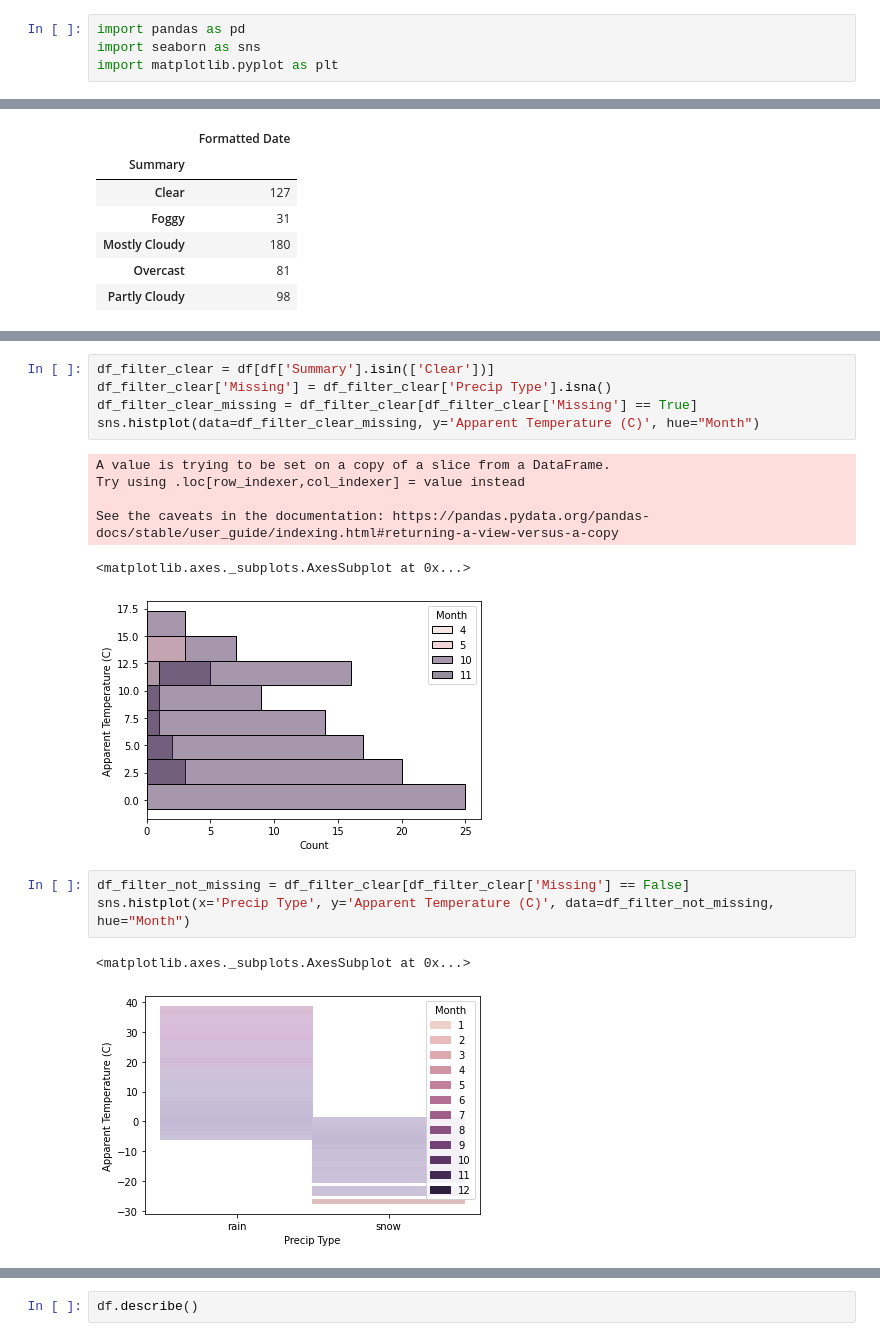
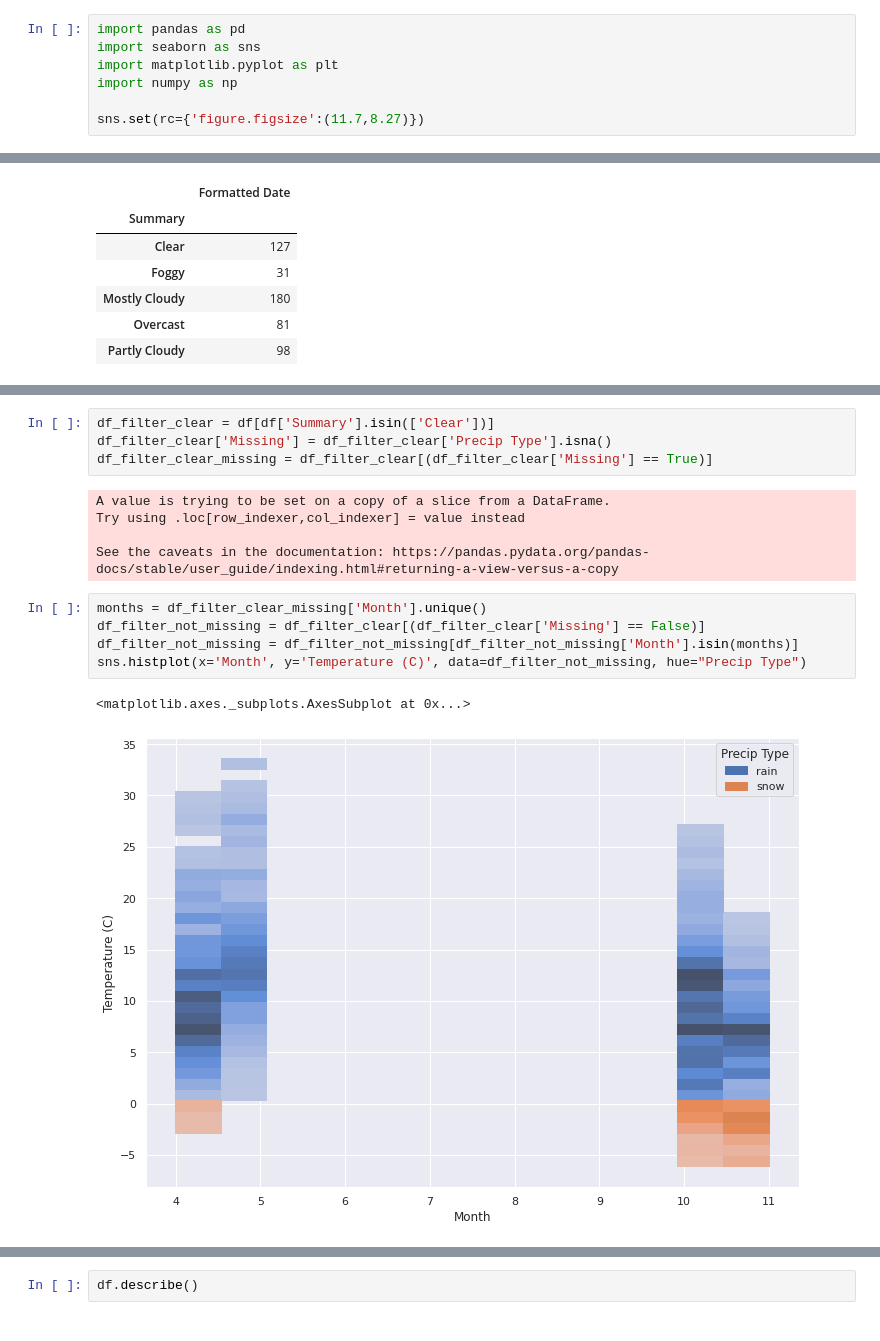
Before and after one commit to nandinib1999/Weather-in-Szeged-2006-2016, a Jupyter notebook: Weather_in_Szeged_2006_2016.ipynb, the cells around one changed output, grey strips where cells are left out. Cells and saved outputs as stored; diff of their text form.

```diff
--- a/Weather_in_Szeged_2006_2016.ipynb
+++ b/Weather_in_Szeged_2006_2016.ipynb
@@ -17,6 +17,9 @@ cd "/content/Weather-in-Szeged-2006-2016"
 import pandas as pd
 import seaborn as sns
 import matplotlib.pyplot as plt
+import numpy as np
+
+sns.set(rc={'figure.figsize':(11.7,8.27)})
 # %%
 df = pd.read_csv("/content/Weather-in-Szeged-2006-2016/weatherHistory.csv")
 df.head(10)
@@ -174,21 +185,20 @@ grouped_df_na
 # %%
 df_filter_clear = df[df['Summary'].isin(['Clear'])]
 df_filter_clear['Missing'] = df_filter_clear['Precip Type'].isna()
-df_filter_clear_missing = df_filter_clear[df_filter_clear['Missing'] == True]
-sns.histplot(data=df_filter_clear_missing, y='Apparent Temperature (C)', hue="Month")
+df_filter_clear_missing = df_filter_clear[(df_filter_clear['Missing'] == True)]
 # %% [output]
 A value is trying to be set on a copy of a slice from a DataFrame.
 Try using .loc[row_indexer,col_indexer] = value instead
 
 See the caveats in the documentation: https://pandas.pydata.org/pandas-docs/stable/user_guide/indexing.html#returning-a-view-versus-a-copy
-<matplotlib.axes._subplots.AxesSubplot at 0x...>
-[figure, removed]
 # %%
-df_filter_not_missing = df_filter_clear[df_filter_clear['Missing'] == False]
-sns.histplot(x='Precip Type', y='Apparent Temperature (C)', data=df_filter_not_missing, hue="Month")
+months = df_filter_clear_missing['Month'].unique()
+df_filter_not_missing = df_filter_clear[(df_filter_clear['Missing'] == False)]
+df_filter_not_missing = df_filter_not_missing[df_filter_not_missing['Month'].isin(months)]
+sns.histplot(x='Month', y='Temperature (C)', data=df_filter_not_missing, hue="Precip Type")
 # %% [output]
 <matplotlib.axes._subplots.AxesSubplot at 0x...>
-[figure, old version]
+[figure, new version]
 # %%
 df_filter_foggy = df[df['Summary'].isin(['Foggy'])]
 df_filter_foggy['Missing'] = df_filter_foggy['Precip Type'].isna()
```
Also changed, not shown: parts of 27 cells of this notebook.
